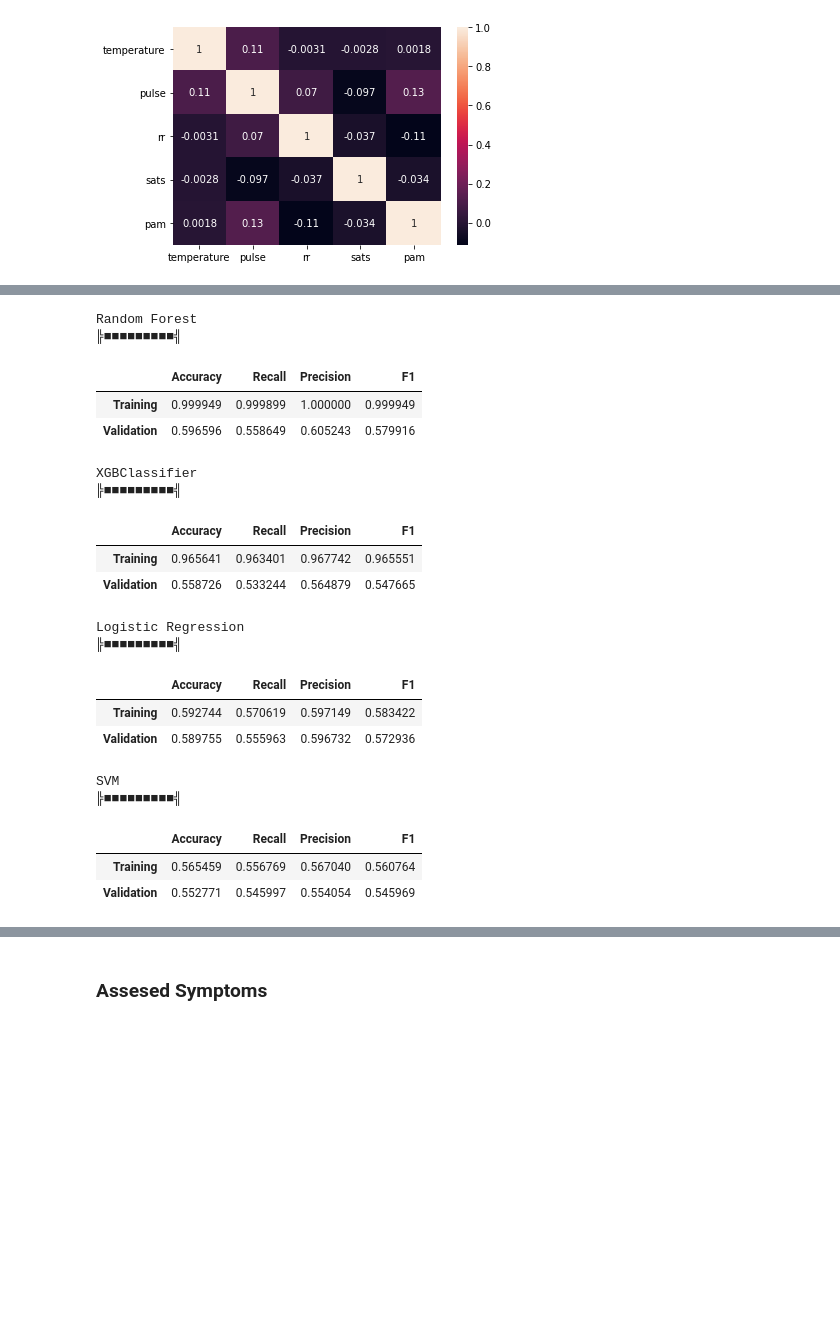
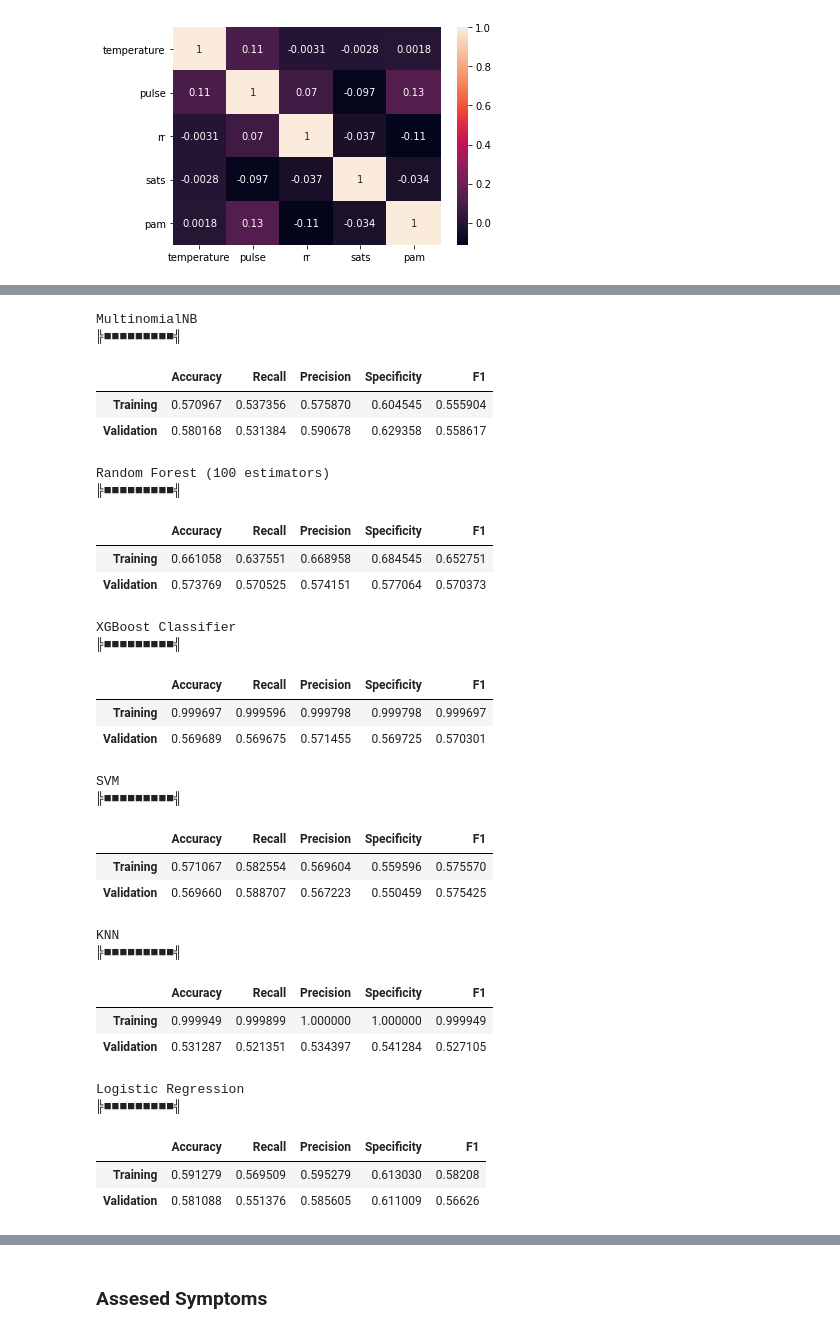
Before and after one commit to Sir-Slade/covid_prediction_project, a Jupyter notebook: PredictorExperiments.ipynb, the cells around one changed output, grey strips where cells are left out. Drawn from its saved outputs; the diff is of its cells as text; code cells hidden in the pictures; blank space fills up the shorter version.

```diff
--- a/PredictorExperiments.ipynb
+++ b/PredictorExperiments.ipynb
@@ -373,3 +323,0 @@ KNN
-# %%
-comorb_ef = pd.concat([comorb, e_factors], axis=1)
-run_models(comorb_ef, y, models)
@@ -402,3 +323,0 @@ KNN
-# %%
-reduced_comorb_ef = reduce_training_set(comorb_ef, y)
-run_models(reduced_comorb_ef, y[reduced_comorb_ef.index], models)
@@ -461,4 +378,6 @@ KNN
 # %%
+
+comorb_ef = pd.concat([comorb.drop(columns="smoker"), e_factors.drop(columns="age")], axis=1)
 run_models(comorb_ef, y[comorb_ef.index], models, ratio_negatives_to_positives = 1)
 # %% [output]
 MultinomialNB
@@ -578,4 +474,3 @@ vital_models = {
 # %%
-run_models(vitals, y[vitals.index], vital_models, ratio_negatives_to_positives=-1)
-run_models(vitals, y[vitals.index], vital_models, ratio_negatives_to_positives=1)
+run_models(vitals, y[vitals.index], models, ratio_negatives_to_positives=1)
 # %% [output]
@@ -613,26 +507,36 @@ XGBClassifier
 # %%
 vitals_ex = pd.merge(vitals, e_factors, left_index=True, right_index=True)
-run_models(vitals_ex, y[vitals_ex.index], vital_models, ratio_negatives_to_positives=1)
+run_models(vitals_ex, y[vitals_ex.index], models, ratio_negatives_to_positives=1)
 # %% [output]
-Random Forest
+MultinomialNB
 ╠■■■■■■■■■╣
-|  | Accuracy | Recall | Precision | F1 |
-| Training | 0.999949 | 0.999899 | 1.000000 | 0.999949 |
-| Validation | 0.596596 | 0.558649 | 0.605243 | 0.579916 |
+|  | Accuracy | Recall | Precision | Specificity | F1 |
+| Training | 0.570967 | 0.537356 | 0.575870 | 0.604545 | 0.555904 |
+| Validation | 0.580168 | 0.531384 | 0.590678 | 0.629358 | 0.558617 |
-XGBClassifier
+Random Forest (100 estimators)
 ╠■■■■■■■■■╣
-|  | Accuracy | Recall | Precision | F1 |
-| Training | 0.965641 | 0.963401 | 0.967742 | 0.965551 |
-| Validation | 0.558726 | 0.533244 | 0.564879 | 0.547665 |
+|  | Accuracy | Recall | Precision | Specificity | F1 |
+| Training | 0.661058 | 0.637551 | 0.668958 | 0.684545 | 0.652751 |
+| Validation | 0.573769 | 0.570525 | 0.574151 | 0.577064 | 0.570373 |
-Logistic Regression
+XGBoost Classifier
 ╠■■■■■■■■■╣
-|  | Accuracy | Recall | Precision | F1 |
-| Training | 0.592744 | 0.570619 | 0.597149 | 0.583422 |
-| Validation | 0.589755 | 0.555963 | 0.596732 | 0.572936 |
+|  | Accuracy | Recall | Precision | Specificity | F1 |
+| Training | 0.999697 | 0.999596 | 0.999798 | 0.999798 | 0.999697 |
+| Validation | 0.569689 | 0.569675 | 0.571455 | 0.569725 | 0.570301 |
 SVM
 ╠■■■■■■■■■╣
-|  | Accuracy | Recall | Precision | F1 |
-| Training | 0.565459 | 0.556769 | 0.567040 | 0.560764 |
-| Validation | 0.552771 | 0.545997 | 0.554054 | 0.545969 |
+|  | Accuracy | Recall | Precision | Specificity | F1 |
+| Training | 0.571067 | 0.582554 | 0.569604 | 0.559596 | 0.575570 |
+| Validation | 0.569660 | 0.588707 | 0.567223 | 0.550459 | 0.575425 |
+KNN
+╠■■■■■■■■■╣
+|  | Accuracy | Recall | Precision | Specificity | F1 |
+| Training | 0.999949 | 0.999899 | 1.000000 | 1.000000 | 0.999949 |
+| Validation | 0.531287 | 0.521351 | 0.534397 | 0.541284 | 0.527105 |
+Logistic Regression
+╠■■■■■■■■■╣
+|  | Accuracy | Recall | Precision | Specificity | F1 |
+| Training | 0.591279 | 0.569509 | 0.595279 | 0.613030 | 0.58208 |
+| Validation | 0.581088 | 0.551376 | 0.585605 | 0.611009 | 0.56626 |
 # %%
 vitals_comorb = pd.merge(vitals, comorb, left_index=True, right_index=True)
```
Also changed, not shown: parts of 36 cells of this notebook.
